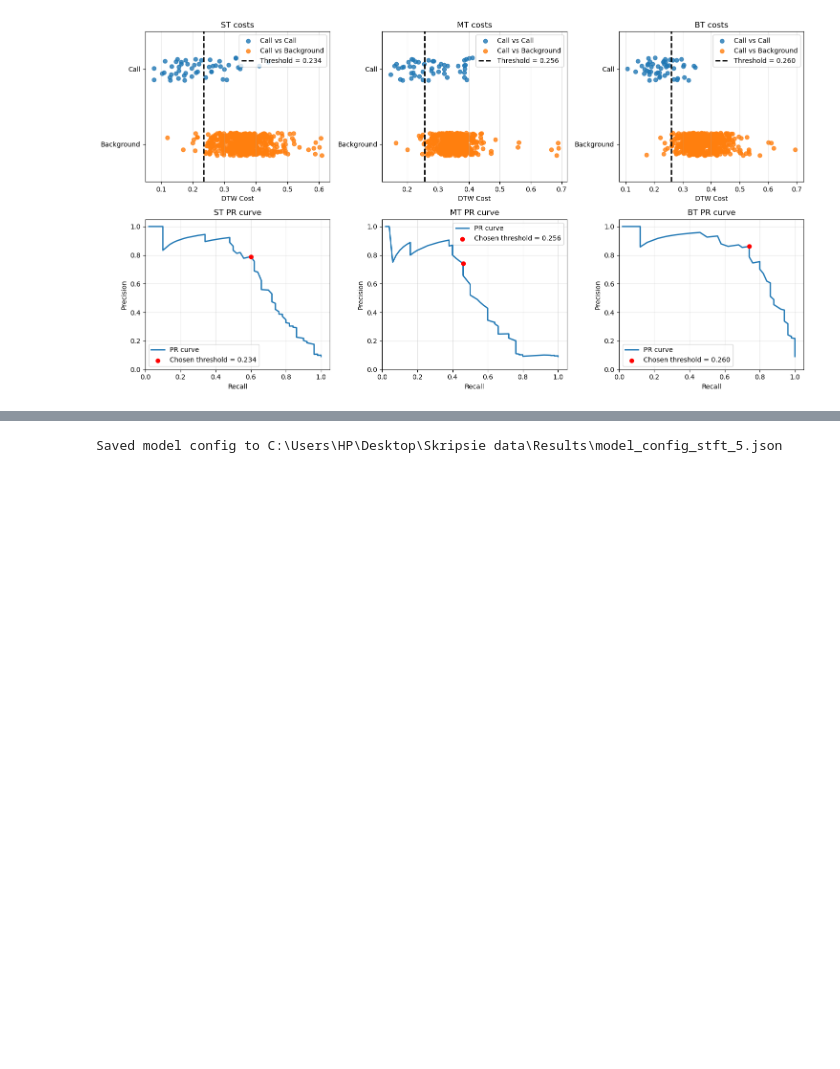
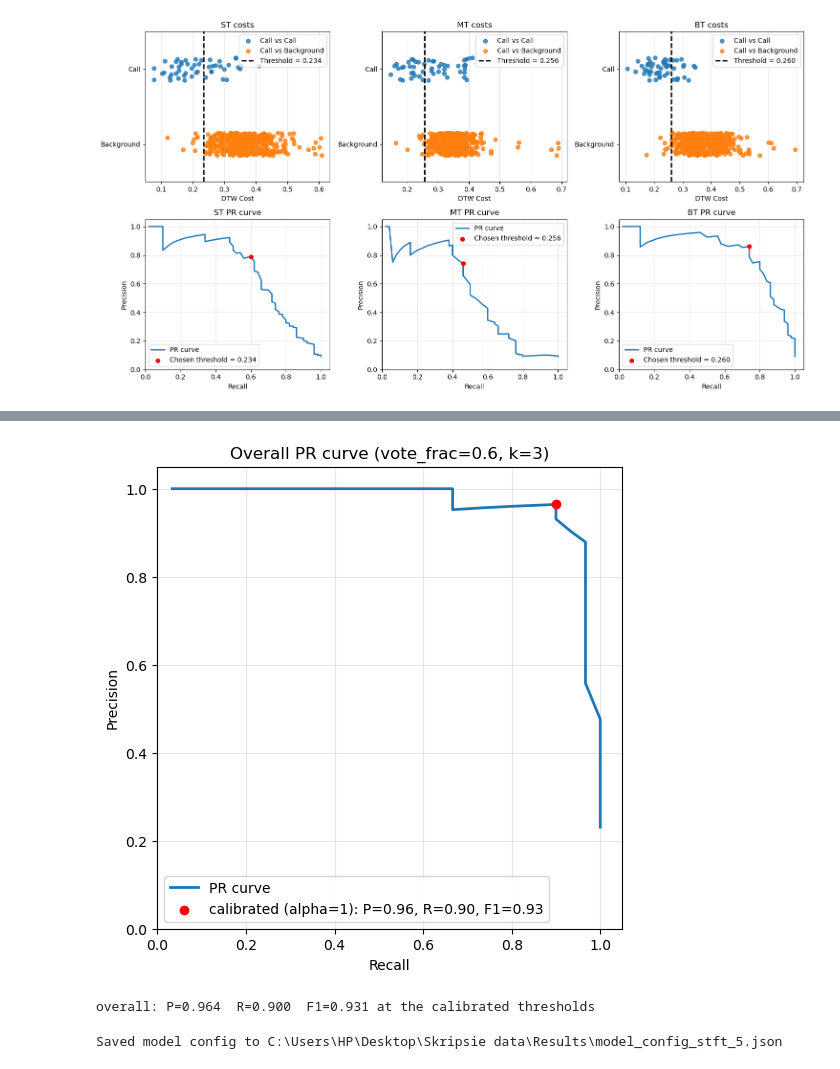
Before and after one commit to koekiekat/Skripsie, a Jupyter notebook: Final Software/STFT_calib_5.ipynb, the cells around one changed output, grey strips where cells are left out. Cells and saved outputs as stored; diff of their text form; code cells hidden in the pictures; blank space fills up the shorter version.

Commit message:
Fixed vote fraction

```diff
--- a/Final Software/STFT_calib_5.ipynb
+++ b/Final Software/STFT_calib_5.ipynb
@@ -240,3 +239,35 @@ Best vote_frac: 0.4
+# %%
+k = max(1, round(best_vote_frac * n_temps))
+alphas = np.linspace(0.1, 3.0, 200)
+
+# best scaled cost per clip (same function used for selection)
+pos_cost = np.concatenate([best_scaled_cost(s, k) for s in call_sets])   # every call clip
+neg_cost = best_scaled_cost("bg", k)                                     # background only
+
+P, R = [], []
+for a in alphas:
+    tp = (pos_cost <= a).sum()
+    fp = (neg_cost <= a).sum()
+    P.append(tp / (tp + fp) if (tp + fp) else np.nan)    # nan = no detections, not plotted
+    R.append(tp / len(pos_cost))
+P, R = np.array(P), np.array(R)
+
+i1 = np.argmin(np.abs(alphas - 1.0))
+f1 = 2 * P[i1] * R[i1] / (P[i1] + R[i1]) if (P[i1] + R[i1]) else 0.0
+
+plt.figure(figsize=(6, 6))
+plt.plot(R, P, color="tab:blue", linewidth=2, label="PR curve")
+plt.scatter(R[i1], P[i1], color="red", zorder=5,
+            label=f"calibrated (alpha=1): P={P[i1]:.2f}, R={R[i1]:.2f}, F1={f1:.2f}")
+plt.title(f"Overall PR curve (vote_frac={best_vote_frac}, k={k})")
+plt.xlabel("Recall"); plt.ylabel("Precision")
+plt.xlim(0, 1.05); plt.ylim(0, 1.05)
+plt.grid(alpha=0.3); plt.legend(loc="lower left")
+plt.show()
+print(f"overall: P={P[i1]:.3f}  R={R[i1]:.3f}  F1={f1:.3f} at the calibrated thresholds")
+# %% [output]
+[figure, added]
+overall: P=0.964  R=0.900  F1=0.931 at the calibrated thresholds
 # %%
 MODEL_CONFIG = RESULTS / f"model_config_{feat_method}_{n_temps}.json"
 
```
Also changed, not shown: parts of 1 cell of this notebook, 36 other files.
